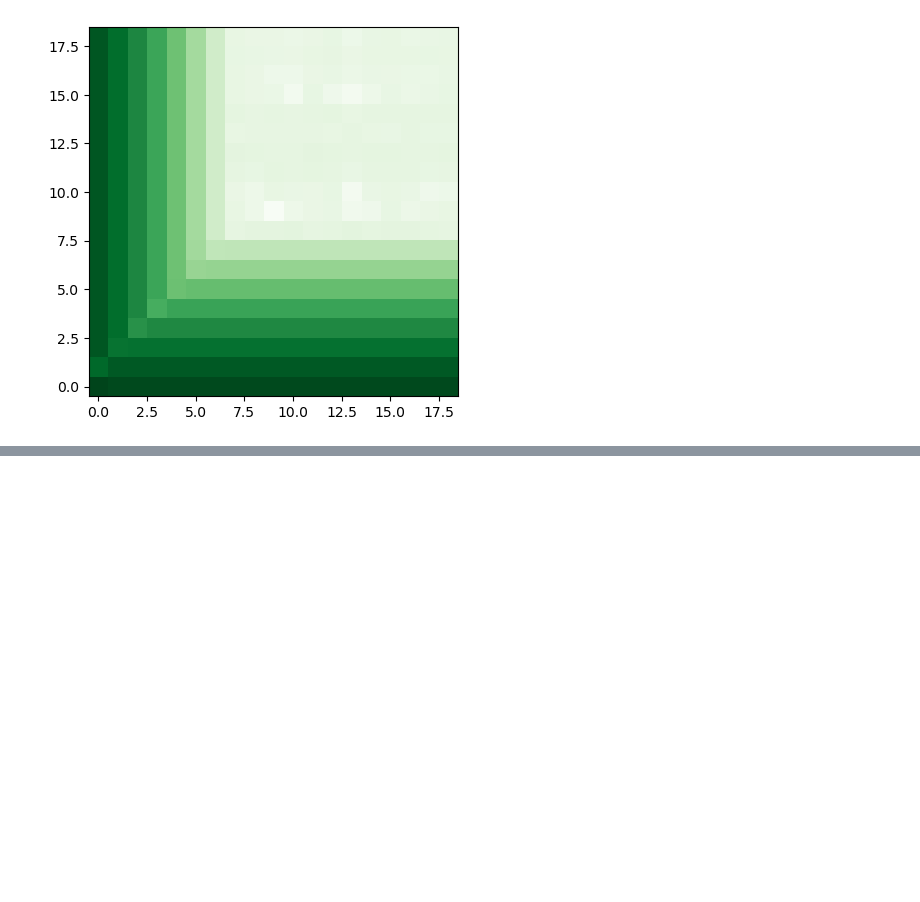
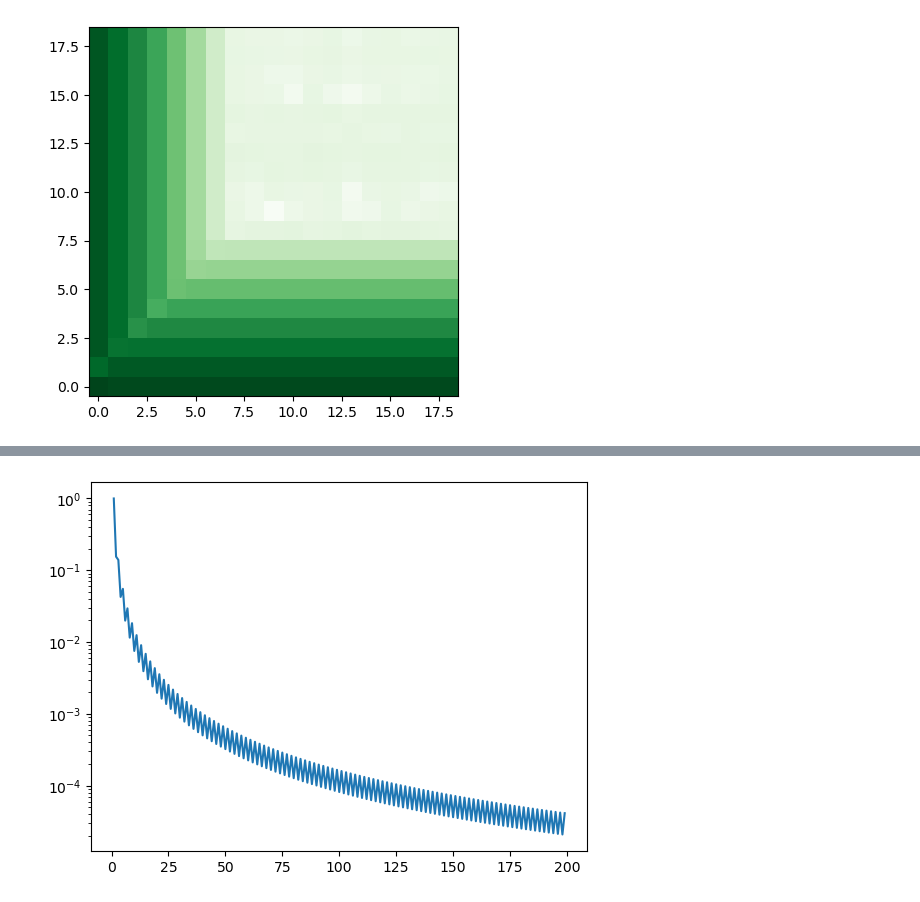
Before and after one commit to SED0280/BakalarkaCode, a Jupyter notebook: Gausova Kvadratura.ipynb, the cells around one changed output, grey strips where cells are left out. Cells and saved outputs as stored; diff of their text form; code cells hidden in the pictures; blank space fills up the shorter version.

```diff
--- a/Gausova Kvadratura.ipynb
+++ b/Gausova Kvadratura.ipynb
@@ -732,0 +256,12 @@ Time graph
+# %%
+matrix_size=200
+f = lambda x: np.abs(x) + np.abs(x+0.5) - np.abs(x-0.5)
+fI = 1
+res = []
+n_counts = range(1, matrix_size)
+for i in n_counts:
+    res.append(abs(kl.integ.quadrature(f, i) - fI))
+plt.plot(n_counts,res)
+plt.yscale('log')
+# %% [output]
+[figure, added]
```
Also changed, not shown: parts of 54 cells of this notebook, 1 other file.
